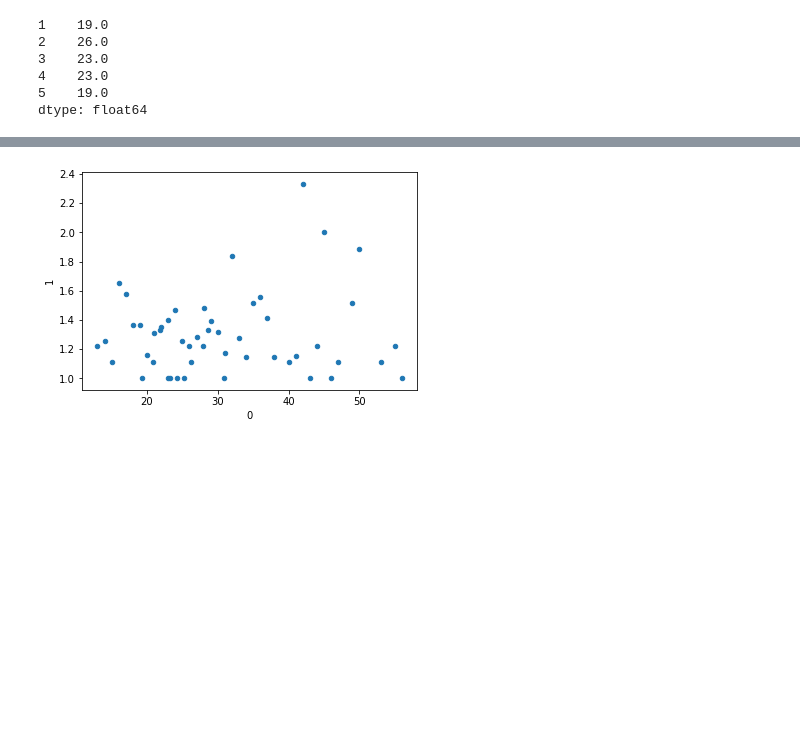
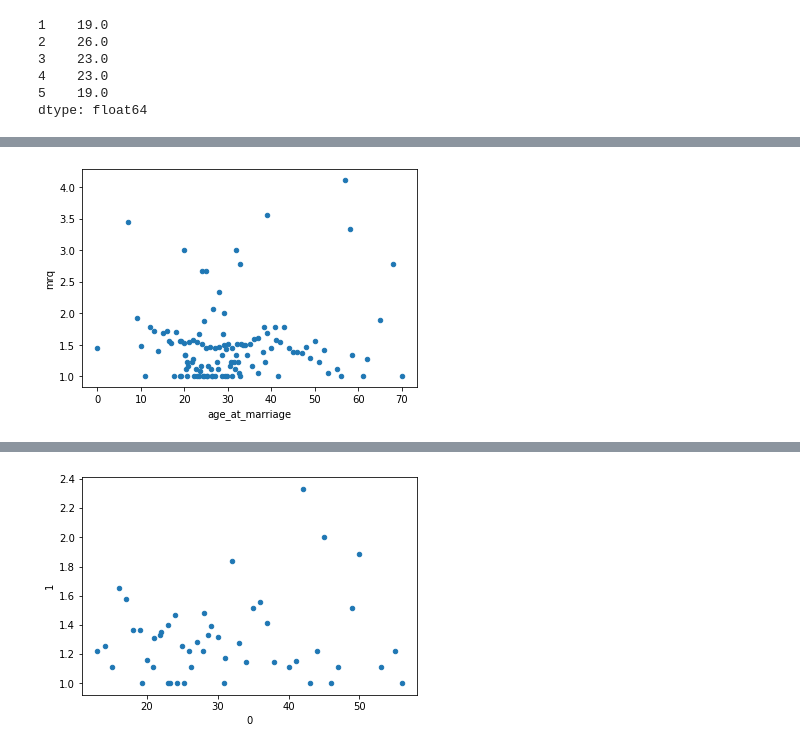
Before and after one commit to elliotmoose/AgeAndMaritalSatisfaction, a Jupyter notebook: exploration.ipynb, the cells around one changed output, grey strips where cells are left out. Saved outputs shown, nothing was run; the diff lists cells and outputs as text; code cells hidden in the pictures; blank space fills up the shorter version.

```diff
--- a/Untitled.ipynb
+++ b/exploration.ipynb
@@ -71,0 +141,3 @@ MRQ_overall.head()
+# %%
+MRQ_overall = data.loc[:, ['age_at_marriage', 'mrq']]
+MRQ_overall.head()
@@ -72,2 +151,4 @@ MRQ_overall.head()
 # %%
-MRQ_overall.groupby(0).mean().reset_index().plot(x=0, y=1,kind='scatter');
+MRQ_overall.groupby('age_at_marriage', as_index=False).mean().plot(x='age_at_marriage', y='mrq',kind='scatter');
+# %% [output]
+[figure, added]
```
Also changed, not shown: parts of 16 cells of this notebook.
